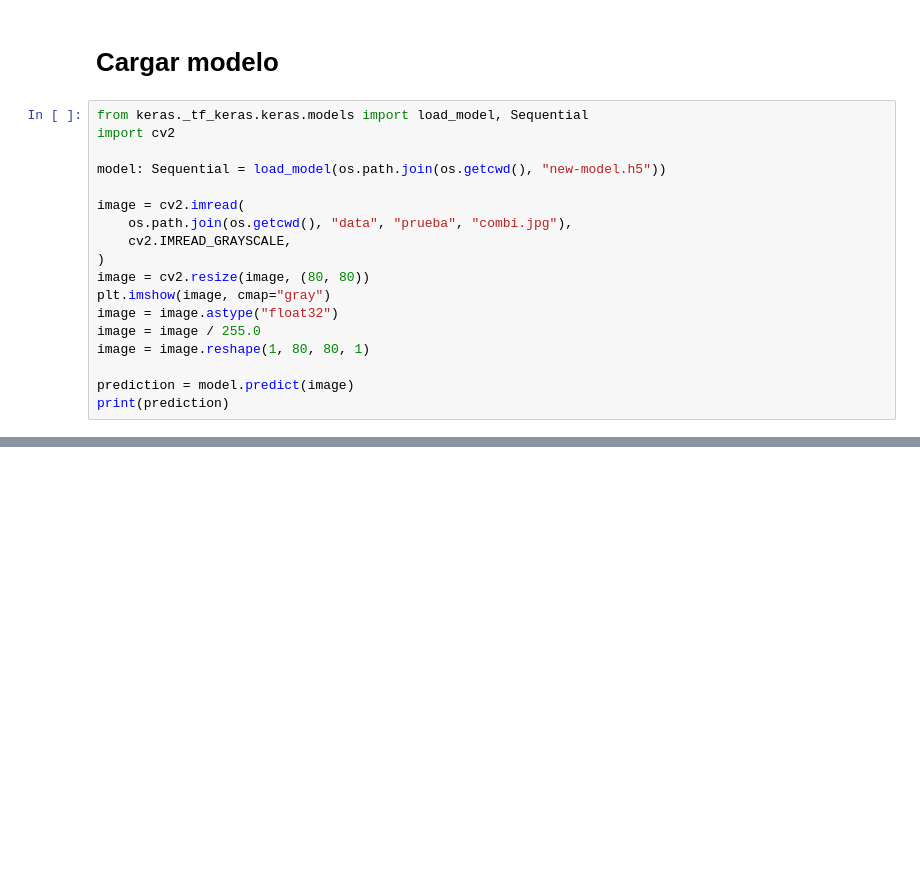
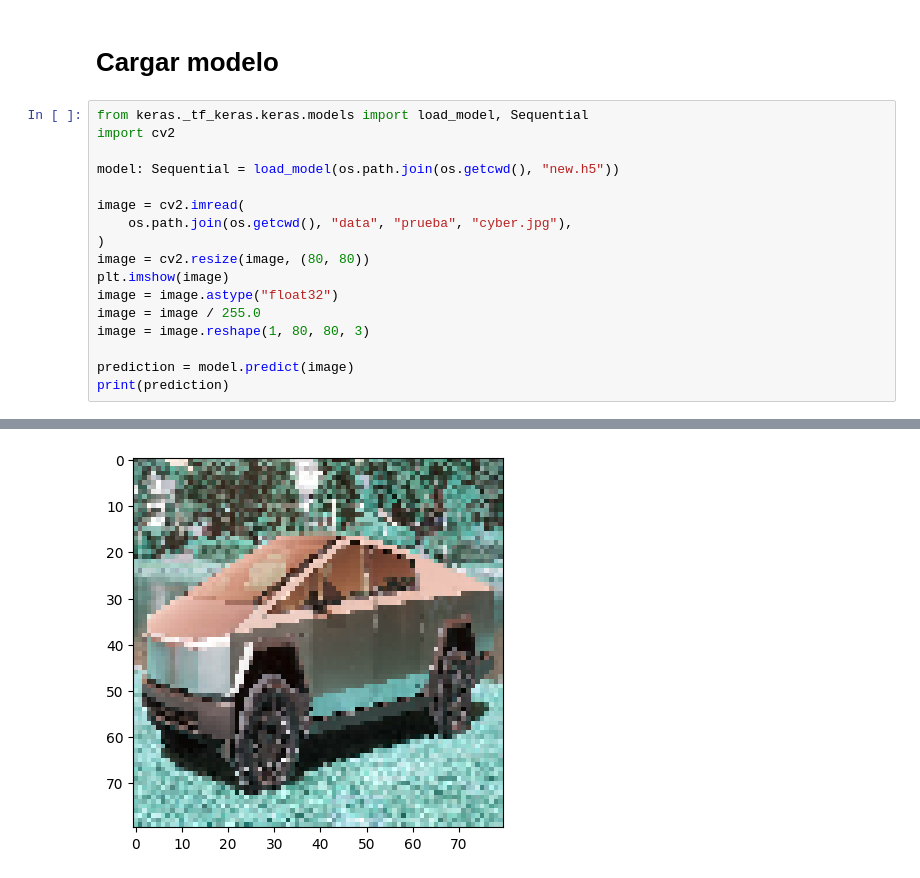
Before and after one commit to godavdev/ia-2, a Jupyter notebook: cnn/CNN.ipynb, the cells around one changed output, grey strips where cells are left out. Cells and saved outputs as stored; diff of their text form; blank space fills up the shorter version.

```diff
--- a/cnn/CNN.ipynb
+++ b/cnn/CNN.ipynb
@@ -324,17 +338,16 @@ weighted avg       0.90      0.89      0.89      1252
 from keras._tf_keras.keras.models import load_model, Sequential
 import cv2
 
-model: Sequential = load_model(os.path.join(os.getcwd(), "new-model.h5"))
+model: Sequential = load_model(os.path.join(os.getcwd(), "new.h5"))
 
 image = cv2.imread(
-    os.path.join(os.getcwd(), "data", "prueba", "combi.jpg"),
-    cv2.IMREAD_GRAYSCALE,
+    os.path.join(os.getcwd(), "data", "prueba", "cyber.jpg"),
 )
 image = cv2.resize(image, (80, 80))
-plt.imshow(image, cmap="gray")
+plt.imshow(image)
 image = image.astype("float32")
 image = image / 255.0
-image = image.reshape(1, 80, 80, 1)
+image = image.reshape(1, 80, 80, 3)
 
 prediction = model.predict(image)
 print(prediction)
@@ -342,0 +360 @@ FileNotFoundError: [Errno 2] Unable to synchronously open file (unable to open f
+[figure, added]
```
Also changed, not shown: parts of 13 cells of this notebook, 3 other files.
